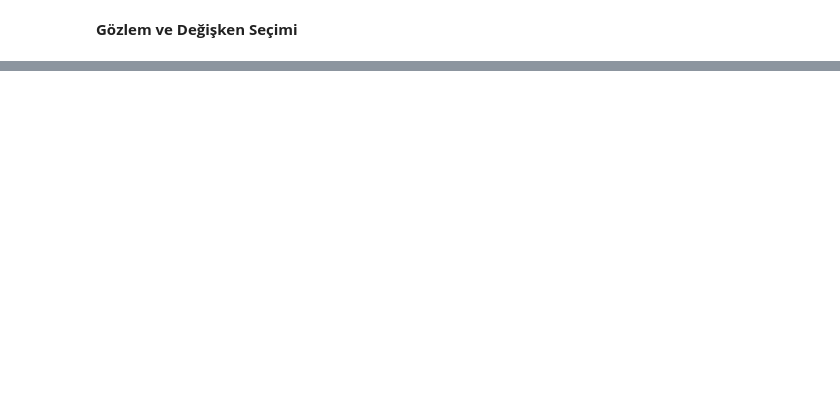
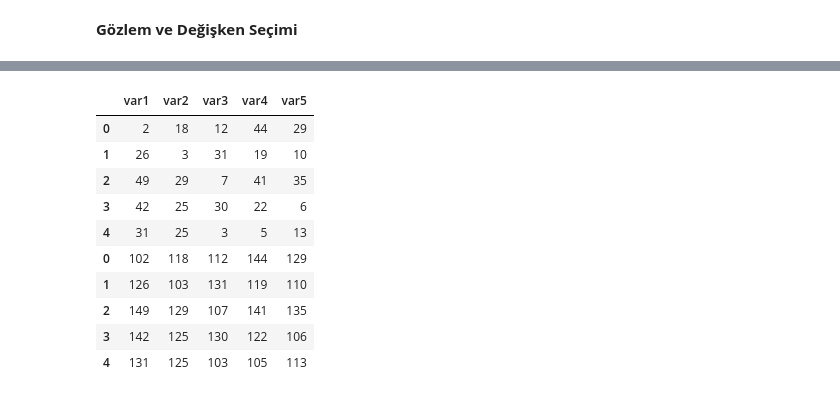
Before and after one commit to Kubilaycantuna/YetgenCorePython, a Jupyter notebook: 11.Hafta/Eğitim Öncesi/EgitimÖncesi.ipynb, the cells around one changed output, grey strips where cells are left out. Cells and saved outputs as stored; diff of their text form; code cells hidden in the pictures; blank space fills up the shorter version.

```diff
--- a/11.Hafta/Eğitim Öncesi/EgitimÖncesi.ipynb
+++ b/11.Hafta/Eğitim Öncesi/EgitimÖncesi.ipynb
@@ -246,0 +241,3 @@ df.query("var1 > 15 & var3 < 15")
+# %%
+df2= df + 100
+df2
@@ -246,0 +251,16 @@ df.query("var1 > 15 & var3 < 15")
+# %%
+# .concat(p1,p2): iki dataframe i birleştirir. ignore_index parametresi ile indexleri sıfırlayabiliriz.
+pd.concat([df,df2])
+# join parametresi ile hangi sütun üzerinde birleştireceğini belirleyebiliriz.
+# %% [output]
+|  | var1 | var2 | var3 | var4 | var5 |
+| 0 | 2 | 18 | 12 | 44 | 29 |
+| 1 | 26 | 3 | 31 | 19 | 10 |
+| 2 | 49 | 29 | 7 | 41 | 35 |
+| 3 | 42 | 25 | 30 | 22 | 6 |
+| 4 | 31 | 25 | 3 | 5 | 13 |
+| 0 | 102 | 118 | 112 | 144 | 129 |
+| 1 | 126 | 103 | 131 | 119 | 110 |
+| 2 | 149 | 129 | 107 | 141 | 135 |
+| 3 | 142 | 125 | 130 | 122 | 106 |
+| 4 | 131 | 125 | 103 | 105 | 113 |
```
Also changed, not shown: parts of 31 cells of this notebook.
